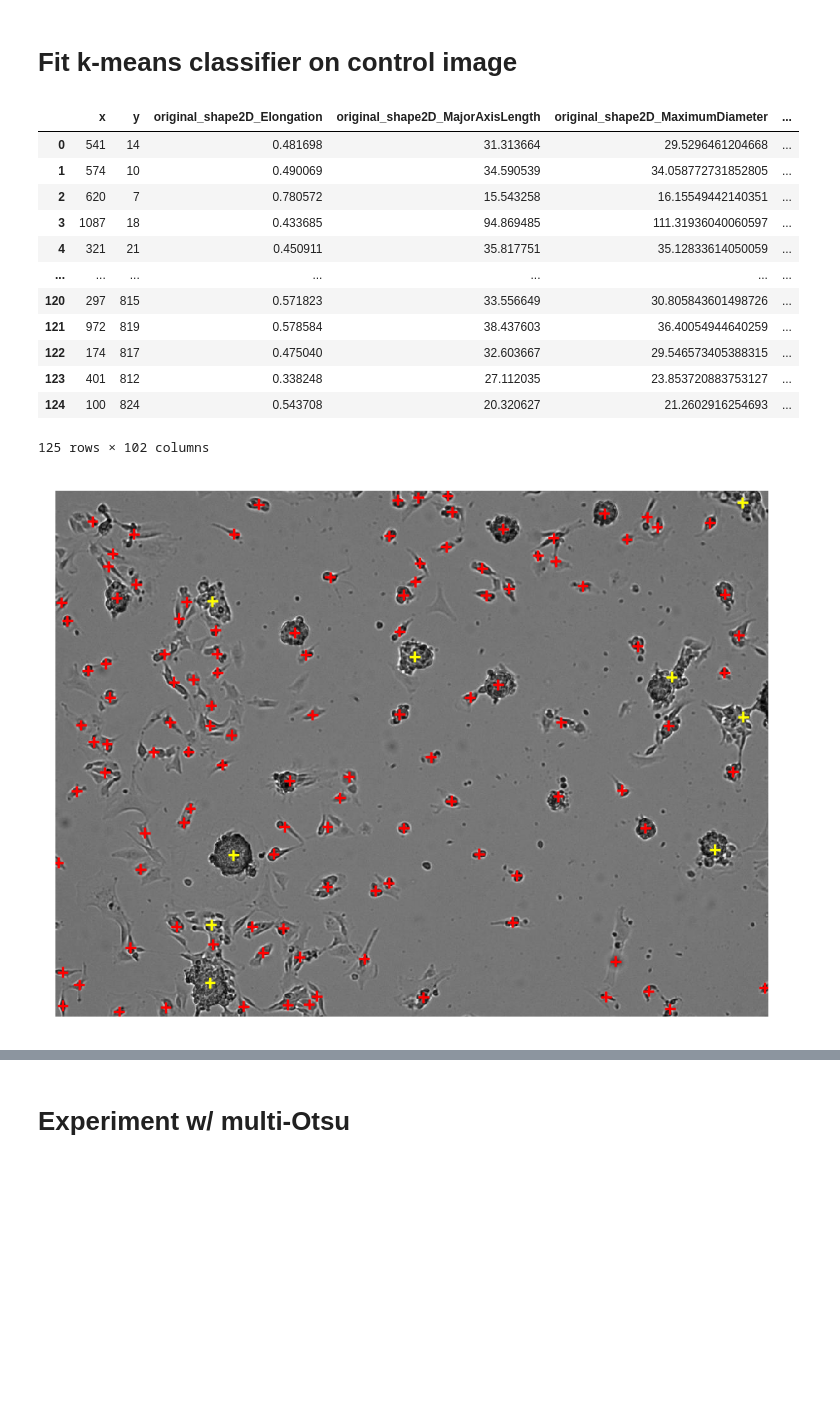
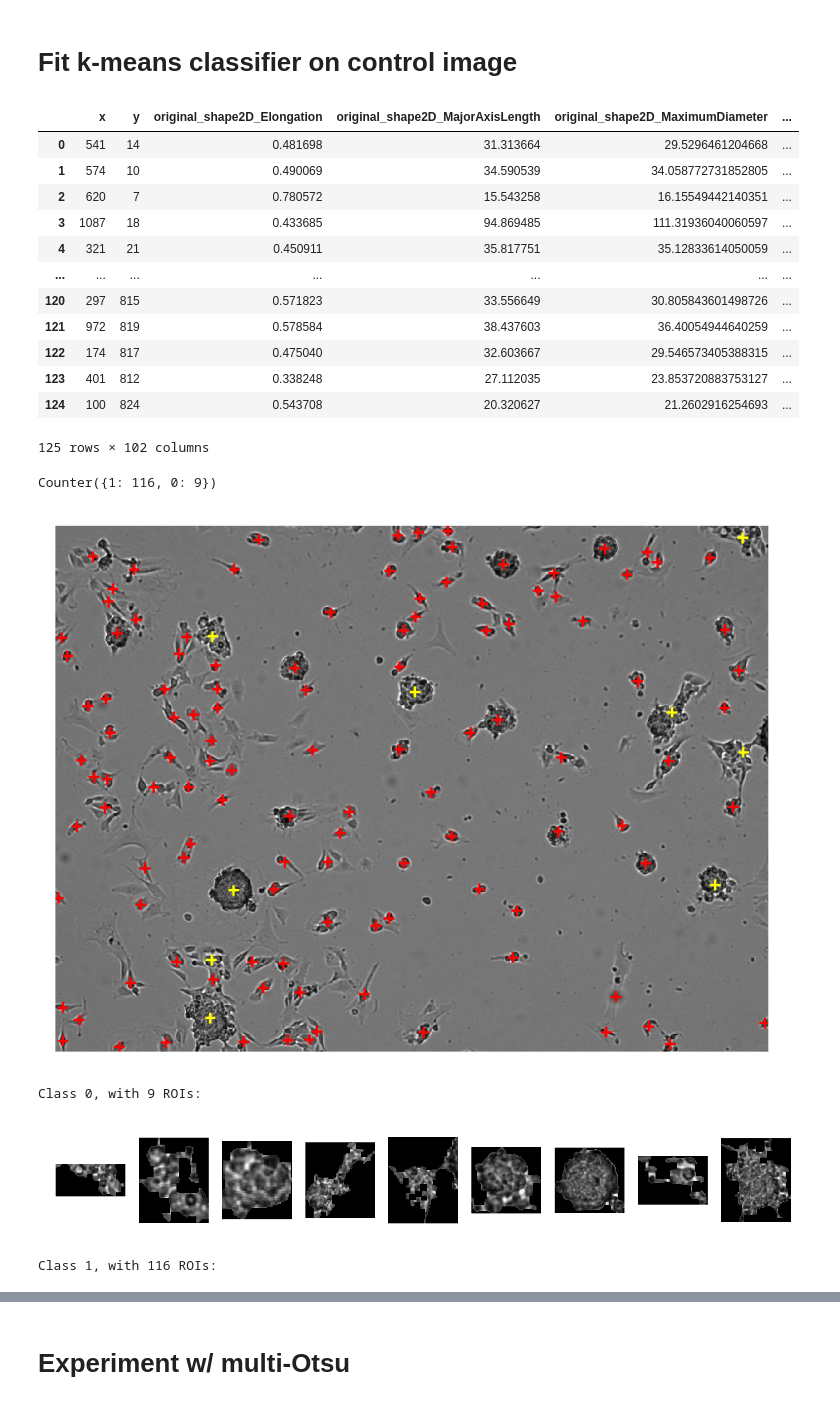
Before and after one commit to peteyeh/celltrack, a Jupyter notebook: feature_extraction.ipynb, the cells around one changed output, grey strips where cells are left out. Saved outputs shown, nothing was run; the diff lists cells and outputs as text; code cells hidden in the pictures; blank space fills up the shorter version.

```diff
--- a/feature_extraction.ipynb
+++ b/feature_extraction.ipynb
@@ -11,7 +11,7 @@ import pandas as pd
 import SimpleITK as sitk
 import six
 
-from collections import OrderedDict
+from collections import Counter, OrderedDict
 from radiomics import featureextractor
 from skimage.filters import threshold_multiotsu
 from sklearn.cluster import KMeans
@@ -36,14 +36,31 @@ extractor.enableFeaturesByName(firstorder=[],
                                glrlm=[],
                                ngtdm=[],
                                gldm=[])
+
+scaler = StandardScaler()
+
+kmeans = KMeans(n_clusters=2, random_state=0)
 # %%
+def crop_image(image):
+    x, y, w, h = cv2.boundingRect(image)
+    return image[y:y+h, x:x+w]
+
 def display_classifications(image, centroids, labels):
+    print(Counter(labels))
     plt.figure(dpi=240)
     plt.axis('off')
     plt.imshow(raw_image, interpolation='nearest', cmap='gray')
     plt.scatter(*zip(*centroids), s=20, c=labels, marker='+',
                 cmap=matplotlib.colors.ListedColormap(['yellow', 'red']), linewidths=1)
     plt.show()
+
+def display_rois(image, masks, labels):
+    for c in range(labels.min(), labels.max()+1):
+        indices = np.where(labels==c)[0]
+        print("Class %i, with %i ROIs:" % (c, len(indices)))
+        masked = image*masks[indices]
+        cropped = list(map(crop_image, masked))
+        display_image_array(cropped, columns=10, dpi=300)
 
 def extract_features(raw_image):
     blurred = cv2.GaussianBlur(raw_image,(5,5),cv2.BORDER_DEFAULT)
@@ -57,12 +74,14 @@ def extract_features(raw_image):
             cv2.connectedComponentsWithStats(binarized, connectivity=8)
 
     features = OrderedDict()
+    masks = []
 
     for i in range(1, len(stats)):  # index 0 is the background component
         size = stats[i, -1]
         if size < 100:
             continue
         mask = np.uint8(labelled == i)
+        masks += [mask,]
         result = extractor.execute(sitk.GetImageFromArray(raw_image),
                                    sitk.GetImageFromArray(mask))
         if len(features) == 0:
@@ -78,35 +97,43 @@ def extract_features(raw_image):
                 if key.startswith("original_"):
                     features[key] += [val]
 
-    return pd.DataFrame.from_dict(features)
+    return pd.DataFrame.from_dict(features), np.array(masks)
 
-def scale_features(df):
-    return pd.DataFrame(StandardScaler().fit_transform(df.values),
-                        index=df.index, columns=df.columns)
+def process_features(df):
+    return df
+#     return pd.DataFrame(scaler.transform(df.values),
+#                         index=df.index, columns=df.columns)
 # %% [markdown]
 # Fit k-means classifier on control image
 # %%
 raw_image = cv2.imreadmulti('source_images/Control.tif')[1][0]
-df = extract_features(raw_image)
+df, masks = extract_features(raw_image)
 display(df)
 
-feature_df = df.drop(['x', 'y'], axis=1)  # scale_features(df.drop(['x', 'y'], axis=1))
-kmeans = KMeans(n_clusters=2, random_state=0).fit(feature_df)
+feature_df = df.drop(['x', 'y'], axis=1)
+scaler.fit(feature_df.values)
+feature_df = process_features(feature_df)
+kmeans.fit(feature_df)
+labels = kmeans.predict(feature_df)
 
-display_classifications(raw_image, np.array(df[['x', 'y']]),
-                        kmeans.predict(feature_df))
+display_classifications(raw_image, np.array(df[['x', 'y']]), labels)
+display_rois(raw_image, masks, labels)
 # %% [output]
 |  | x | y | original_shape2D_Elongation | original_shape2D_MajorAxisLength | original_shape2D_MaximumDiameter | ... |
 | 0 | 541 | 14 | 0.481698 | 31.313664 | 29.5296461204668 | ... |
 | 1 | 574 | 10 | 0.490069 | 34.590539 | 34.058772731852805 | ... |
 | 2 | 620 | 7 | 0.780572 | 15.543258 | 16.15549442140351 | ... |
 | 3 | 1087 | 18 | 0.433685 | 94.869485 | 111.31936040060597 | ... |
 | 4 | 321 | 21 | 0.450911 | 35.817751 | 35.12833614050059 | ... |
 | ... | ... | ... | ... | ... | ... | ... |
 | 120 | 297 | 815 | 0.571823 | 33.556649 | 30.805843601498726 | ... |
 | 121 | 972 | 819 | 0.578584 | 38.437603 | 36.40054944640259 | ... |
 | 122 | 174 | 817 | 0.475040 | 32.603667 | 29.546573405388315 | ... |
 | 123 | 401 | 812 | 0.338248 | 27.112035 | 23.853720883753127 | ... |
 | 124 | 100 | 824 | 0.543708 | 20.320627 | 21.2602916254693 | ... |
 125 rows × 102 columns
+Counter({1: 116, 0: 9})
 [figure]
+Class 0, with 9 ROIs:
+[figure, added]
+Class 1, with 116 ROIs:
```
Also changed, not shown: parts of 3 cells of this notebook.
